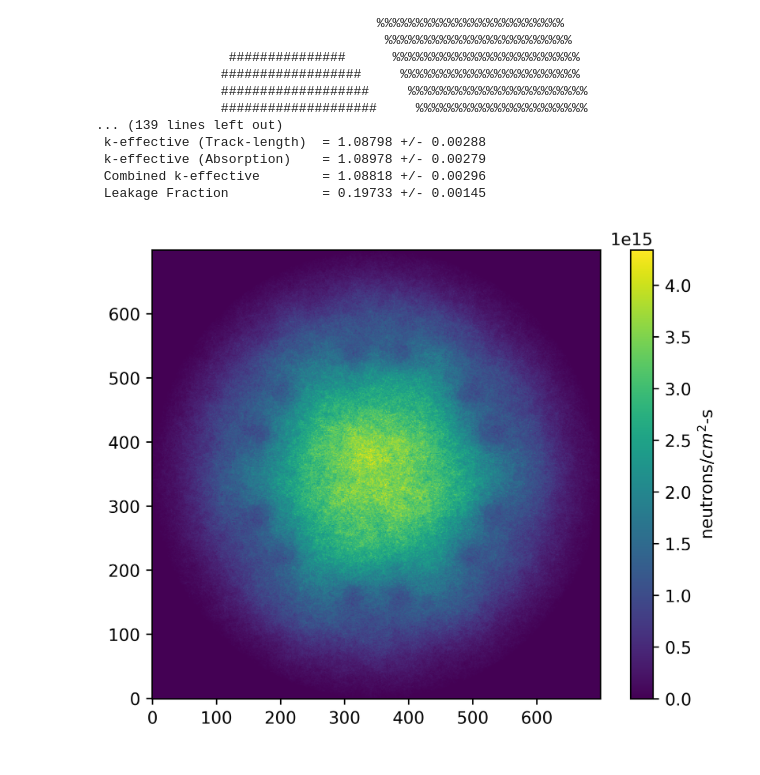
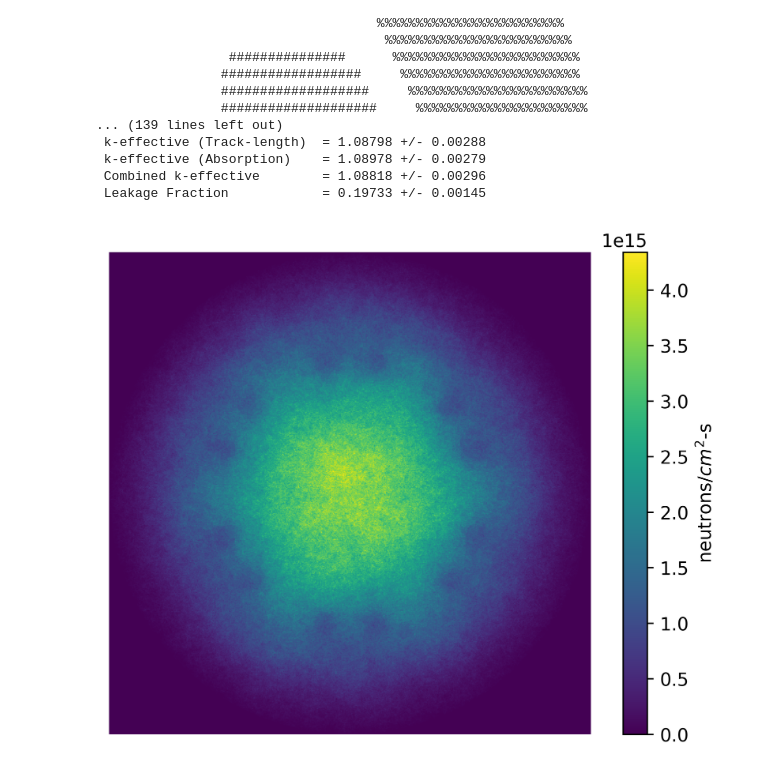
Before and after one commit to SShuddho/neutronics-alfred, a Jupyter notebook: notebooks/radial-flux/radial-flux.ipynb, the cells around one changed output. Saved outputs shown, nothing was run; the diff lists cells and outputs as text; code cells hidden in the pictures.

```diff
--- a/notebooks/radial-flux/radial-flux.ipynb
+++ b/notebooks/radial-flux/radial-flux.ipynb
@@ -411,14 +411,16 @@ normalized_flux_2d = normalized_flux_array.reshape((d, d)) # Reshaping to 2D arr
 # %%
 # Plotting 2D Radial Flux Distribution
 dpi = 600 # For good quality image
 
 plt.figure(dpi=dpi)
 plt.imshow(normalized_flux_2d, interpolation='none', origin='lower', cmap='viridis')
 plt.colorbar(orientation='vertical', label='neutrons/$cm^2$-s')
+plt.axis('off')  # Removes axis ticks and labels for a clean visualization
+plt.savefig("./flux_distribution.png", dpi=dpi, bbox_inches='tight')
 plt.show()
 plt.close()
 # %% [output]
-[figure, old version]
+[figure, new version]
 # %%
 # Getting the maximum, minimum and average flux values
 
```
Also changed, not shown: parts of 1 cell of this notebook, 6 other files.
